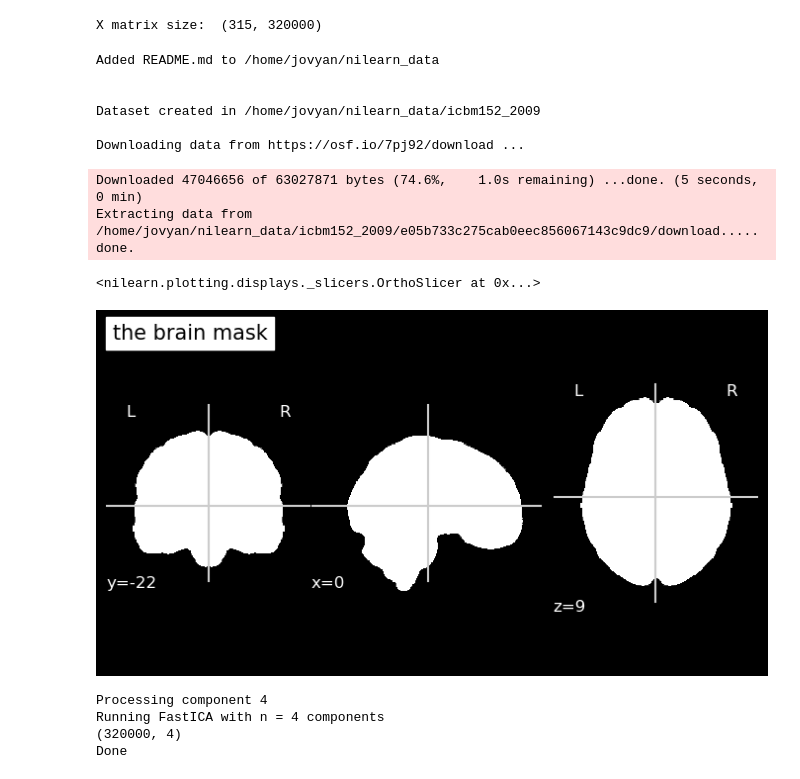
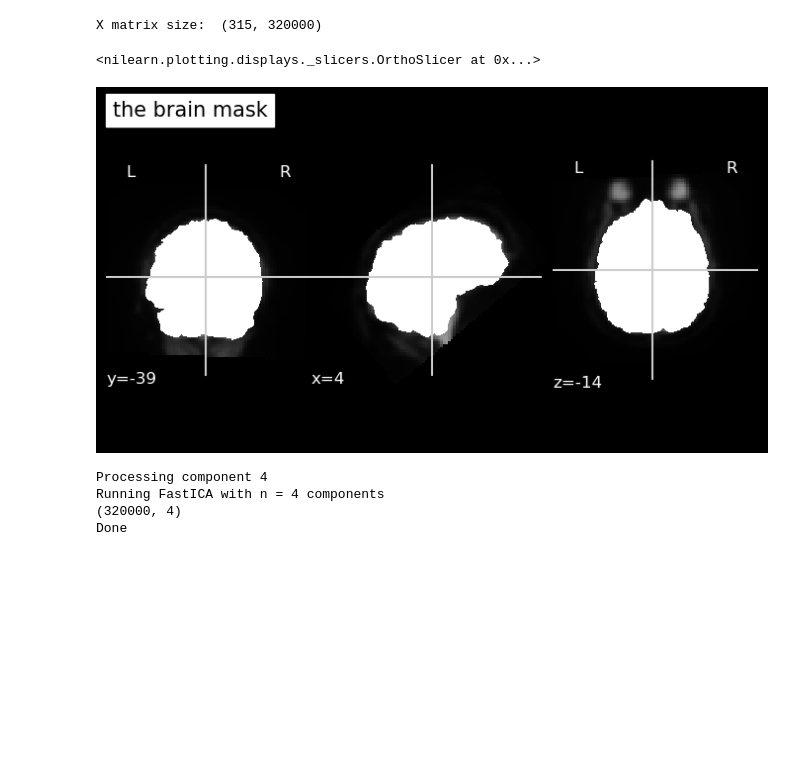
Before and after one commit to ThibthibML/NSSP, a Jupyter notebook: part2_ICA.ipynb, the cells around one changed output. Drawn from its saved outputs; the diff is of its cells as text; code cells hidden in the pictures; blank space fills up the shorter version.

```diff
--- a/part2_ICA.ipynb
+++ b/part2_ICA.ipynb
@@ -78,9 +87,10 @@ from IPython.display import Image
 # %%
 dataset_id= 'ds000171'
 subject = 'control01'
+subjectID = 'control01'
 
 #path to save
-sample_path = "/home/jovyan/data/NSSP"
+sample_path = "dataset"
 bids_root = op.join(sample_path, dataset_id)
 deriv_root = op.join(bids_root, 'derivatives')
 preproc_root = op.join(bids_root, 'derivatives','preprocessed_data')
@@ -146,17 +151,10 @@ print("X matrix size: ", X.shape)
 X matrix size:  (315, 320000)
 # %%
 # Build brain mask to restrict analysis within the brain
-icbms = datasets.fetch_icbm152_2009()
-masker = NiftiMasker(mask_img=icbms.mask)
-plot_stat_map(icbms.mask, black_bg=True, title='the brain mask', colorbar=False,)
+mask_path = op.join(preproc_root, 'sub-control01', 'anat', 'sub-{}_T1w_mask.nii.gz'.format(subjectID))
+masker = NiftiMasker(mask_img=mask_path)
+mean_img_ = mean_img(fmri_img),
+plot_stat_map(mask_path, black_bg=True,bg_img=mean_img_[0], title='the brain mask', colorbar=False,)
 # %% [output]
-Added README.md to /home/jovyan/nilearn_data
-
-
-Dataset created in /home/jovyan/nilearn_data/icbm152_2009
-
-Downloading data from https://osf.io/7pj92/download ...
+<nilearn.plotting.displays._slicers.OrthoSlicer at 0x...>
-Downloaded 47046656 of 63027871 bytes (74.6%,    1.0s remaining) ...done. (5 seconds, 0 min)
-Extracting data from /home/jovyan/nilearn_data/icbm152_2009/e05b733c275cab0eec856067143c9dc9/download..... done.
-<nilearn.plotting.displays._slicers.OrthoSlicer at 0x...>
-[figure, old version]
+[figure, new version]
```
Also changed, not shown: parts of 18 cells of this notebook, 2 other files.
